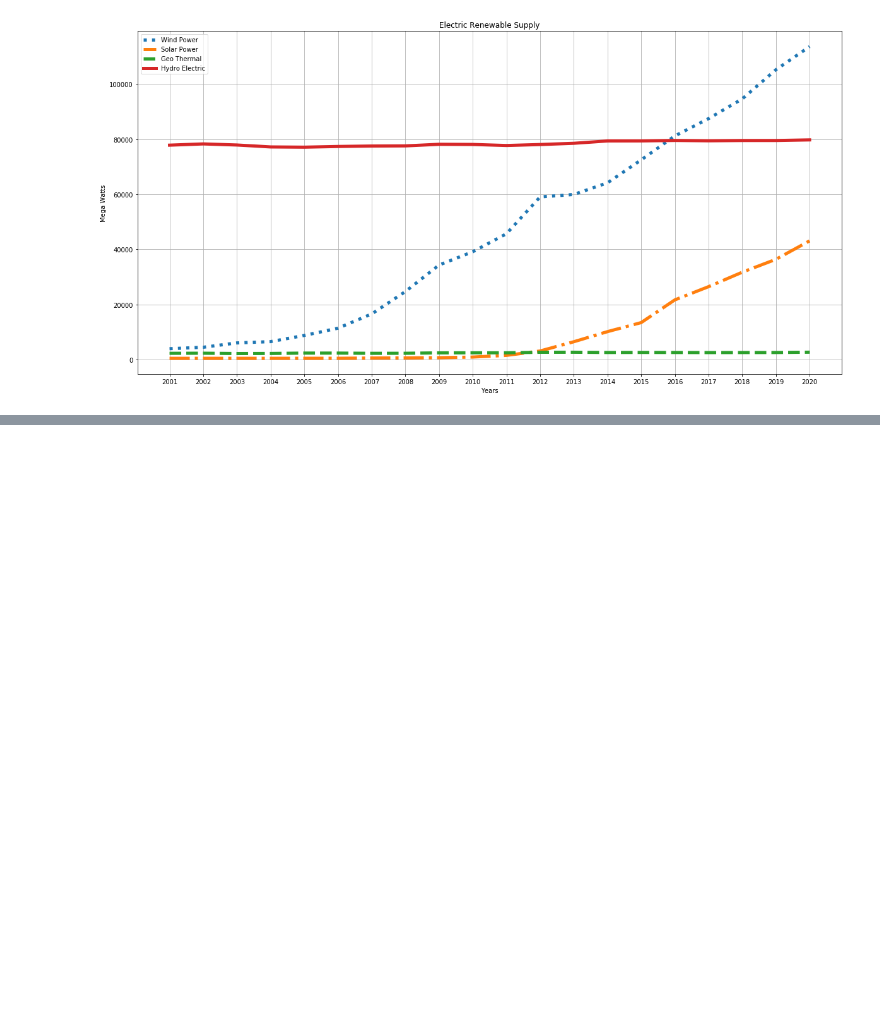
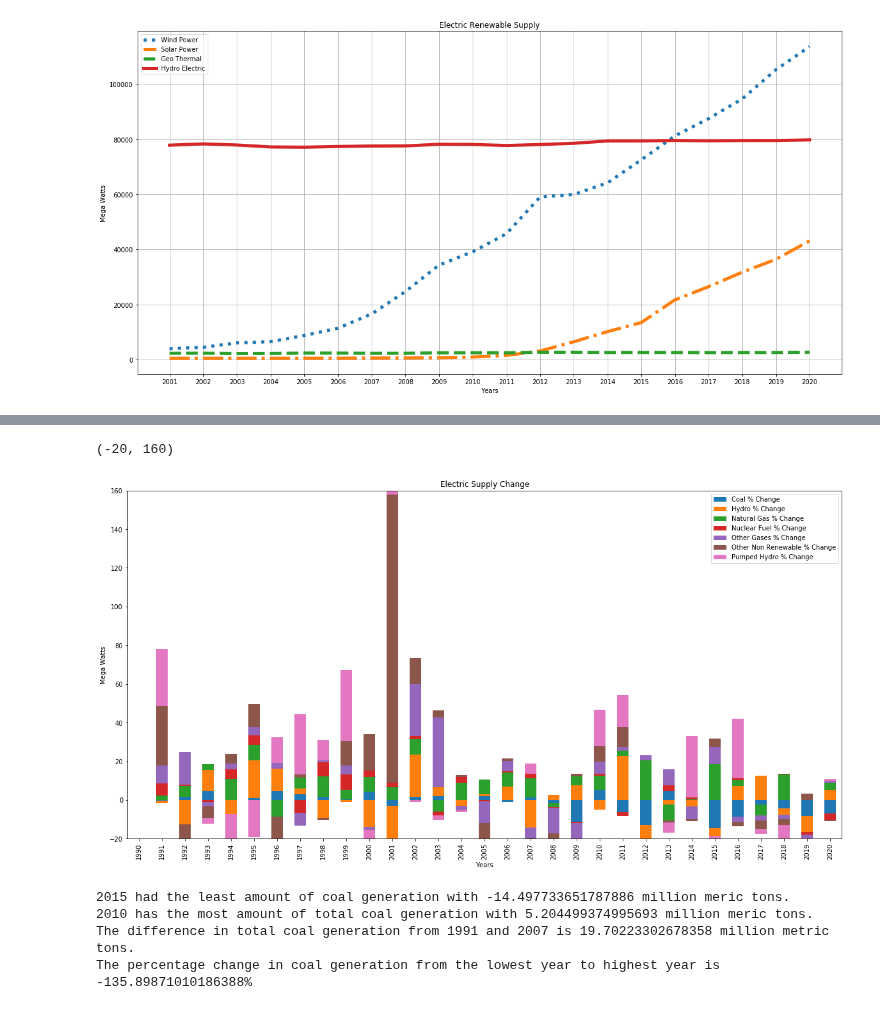
Before and after one commit to us-energy-analysis/Energy-analysis, a Jupyter notebook: USEnergyProduction.ipynb, the cells around one changed output, grey strips where cells are left out. Drawn from its saved outputs; the diff is of its cells as text; code cells hidden in the pictures; blank space fills up the shorter version.

```diff
--- a/USEnergyProduction.ipynb
+++ b/USEnergyProduction.ipynb
@@ -133,0 +202,21 @@ electric_generation_df.to_csv("resources/electrical_generation.csv")
+# %%
+coal_supply_percent_change = []
+hydro_supply_percent_change = []
+natural_gas_percent_change = []
+Nuclear_fuel_percent_change = []
+Other_gases_percent_change = []
+Other_Non_Renewables_percent_change = []
+Pumped_hydro_percent_change = []
+
+percent_change_cal(electric_generation_df['Coal'], coal_supply_percent_change)
+percent_change_cal(electric_generation_df['Hydro Power'], hydro_supply_percent_change)
+percent_change_cal(electric_generation_df['Natural Gas'], natural_gas_percent_change)
+percent_change_cal(electric_generation_df['Nuclear Fuel'], Nuclear_fuel_percent_change)
+percent_change_cal(electric_generation_df['Other Gases'], Other_gases_percent_change)
+percent_change_cal(electric_generation_df['Other Non Renewables'], Other_Non_Renewables_percent_change)
+percent_change_cal(electric_generation_df['Pumped Hydro Power'], Pumped_hydro_percent_change)
+#percent_change_cal(renewable_Net_Capacity[3], hydro_percent_change)
+#percent_change_cal(renewable_Net_Capacity[0], wind_percent_change)
+#percent_change_cal(renewable_Net_Capacity[2], geo_percent_change)
+print(electric_generation_df.index.values)
+#hydro_supply_percent_change
@@ -133,0 +228,13 @@ electric_generation_df.to_csv("resources/electrical_generation.csv")
+# %%
+electric_supply_percent_change_df = pd.DataFrame({
+    'years' : electric_generation_df.index.values,
+    'Coal % Change' : coal_supply_percent_change,
+    'Hydro % Change' : hydro_supply_percent_change,
+    'Natural Gas % Change' : natural_gas_percent_change,
+    'Nuclear Fuel % Change' : Nuclear_fuel_percent_change,
+    'Other Gases % Change' : Other_gases_percent_change,
+    'Other Non Renewable % Change' : Other_Non_Renewables_percent_change,
+    'Pumped Hydro % Change' : Pumped_hydro_percent_change
+})
+
+electric_supply_percent_change_df
@@ -133,0 +259,31 @@ electric_generation_df.to_csv("resources/electrical_generation.csv")
+# %%
+electric_supply_percent_change_df = electric_supply_percent_change_df.set_index('years')
+electric_supply_change_ax = electric_supply_percent_change_df.plot(kind='bar', stacked=True, figsize=(20,10), title = 'Electric Supply Change')
+
+electric_supply_change_ax.set_ylabel("Mega Watts")
+electric_supply_change_ax.set_xlabel("Years")
+electric_supply_change_ax.set_ylim(-20, 160)
+# %% [output]
+(-20, 160)
+[figure, added]
+# %%
+coal_min_supply_value = electric_supply_percent_change_df["Coal % Change"].min()
+coal_min_supply_year = int(electric_supply_percent_change_df[electric_supply_percent_change_df["Coal % Change"]==coal_min_supply_value].index.values)
+coal_max_supply_value = electric_supply_percent_change_df["Coal % Change"].max()
+coal_max_supply_year = int(electric_supply_percent_change_df[electric_supply_percent_change_df["Coal % Change"]==coal_max_supply_value].index.values)
+
+# find the difference between most and least emissions
+coal_supply_change = (coal_max_supply_value - coal_min_supply_value)
+
+#find the percentage change from lowest year to highest year
+total_coal_percent_change = (coal_supply_change / coal_min_supply_value) *100
+
+print(f"{coal_min_supply_year} had the least amount of coal generation with {coal_min_supply_value} million meric tons.")
+print(f"{int(coal_max_supply_year)} has the most amount of total coal generation with {coal_max_supply_value} million meric tons.")
+print(f"The difference in total coal generation from 1991 and 2007 is {coal_supply_change} million metric tons.")
+print(f"The percentage change in coal generation from the lowest year to highest year is {total_coal_percent_change}%")
+# %% [output]
+2015 had the least amount of coal generation with -14.497733651787886 million meric tons.
+2010 has the most amount of total coal generation with 5.204499374995693 million meric tons.
+The difference in total coal generation from 1991 and 2007 is 19.70223302678358 million metric tons.
+The percentage change in coal generation from the lowest year to highest year is -135.89871010186388%
```
Also changed, not shown: parts of 7 cells of this notebook, 5 other files.
